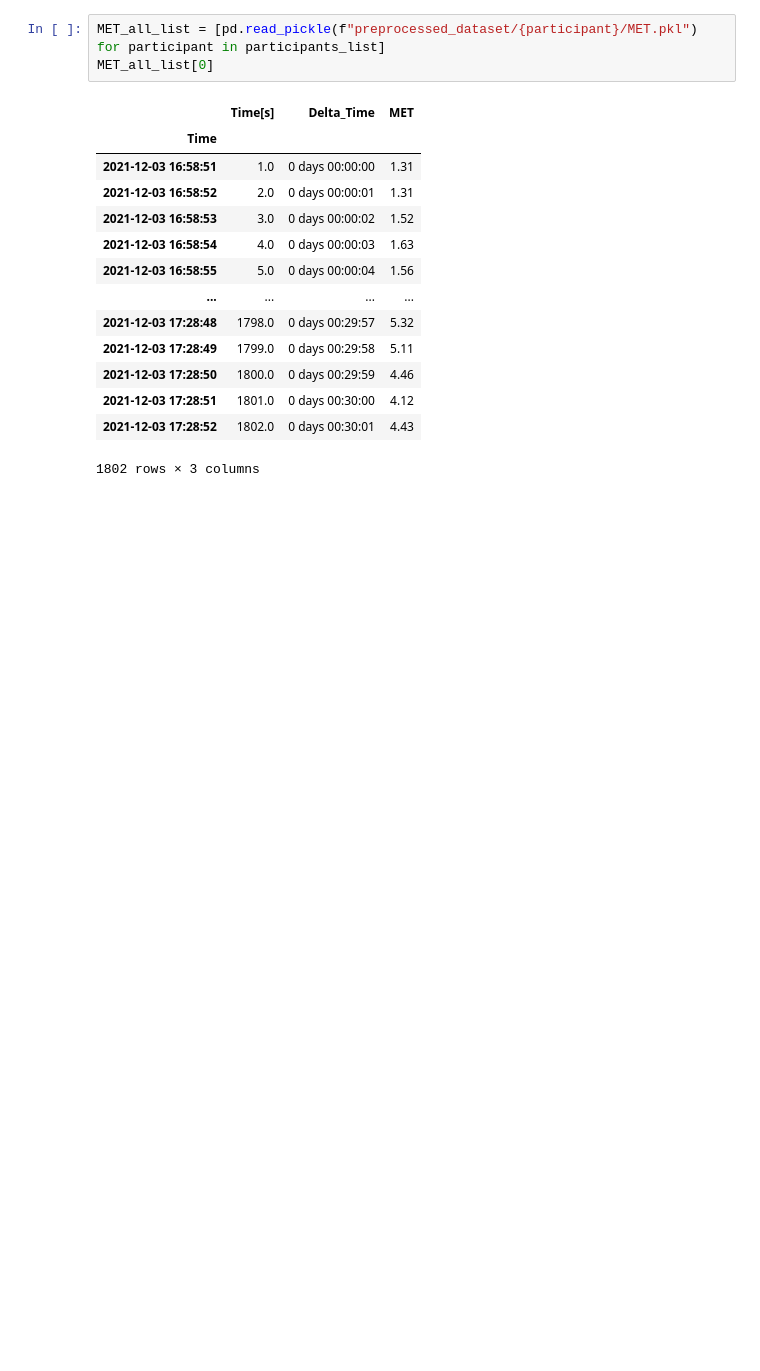
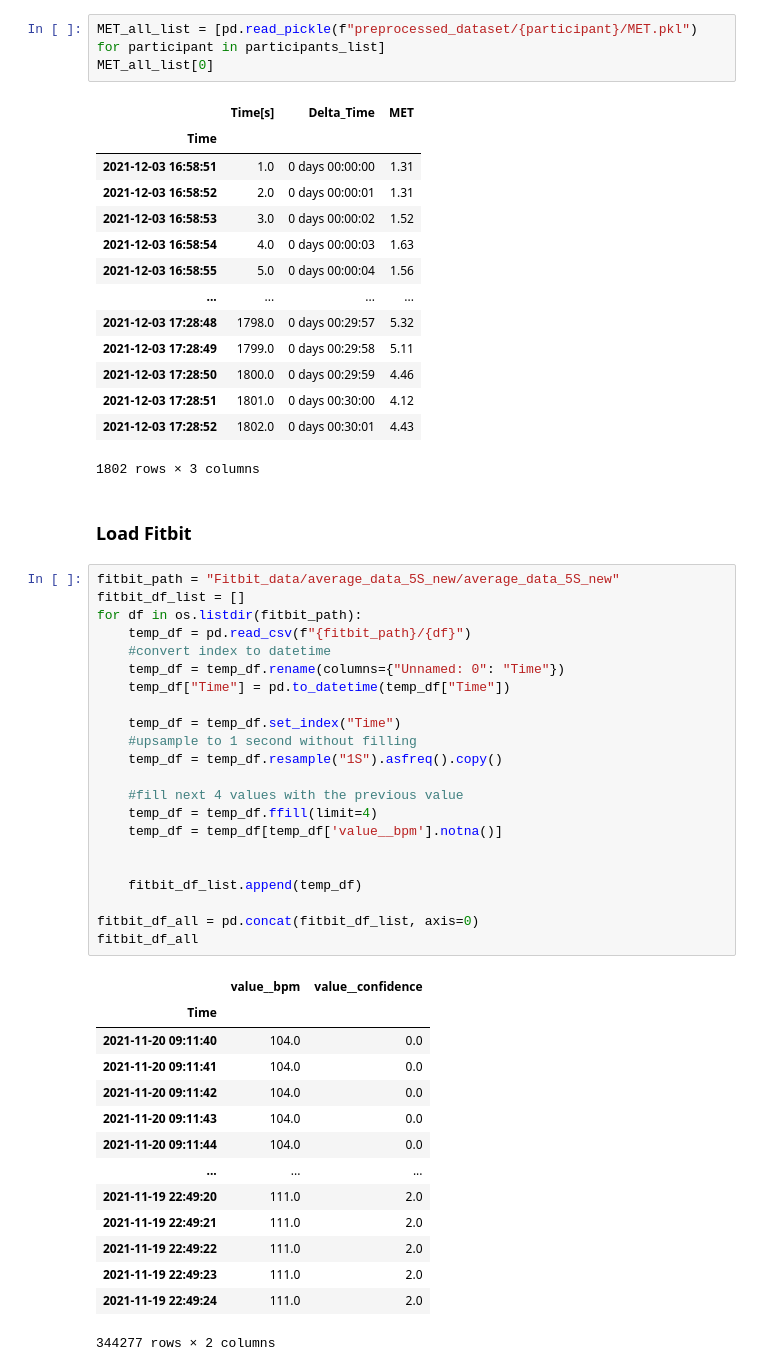
Before and after one commit to ConnorReed246/DataMiningProject, a Jupyter notebook: scripts/1_Preprocessing/Merge_Sensors.ipynb, the cells around one changed output. Saved outputs shown, nothing was run; the diff lists cells and outputs as text; blank space fills up the shorter version.

```diff
--- a/scripts/1_Preprocessing/Merge_Sensors.ipynb
+++ b/scripts/1_Preprocessing/Merge_Sensors.ipynb
@@ -31,3 +33,42 @@ MET_all_list[0]
 | 2021-12-03 17:28:51 | 1801.0 | 0 days 00:30:00 | 4.12 |
 | 2021-12-03 17:28:52 | 1802.0 | 0 days 00:30:01 | 4.43 |
 1802 rows × 3 columns
+# %% [markdown]
+### Load Fitbit
+# %%
+fitbit_path = "Fitbit_data/average_data_5S_new/average_data_5S_new"
+fitbit_df_list = []
+for df in os.listdir(fitbit_path):
+    temp_df = pd.read_csv(f"{fitbit_path}/{df}")
+    #convert index to datetime
+    temp_df = temp_df.rename(columns={"Unnamed: 0": "Time"})
+    temp_df["Time"] = pd.to_datetime(temp_df["Time"])
+
+    temp_df = temp_df.set_index("Time")
+    #upsample to 1 second without filling
+    temp_df = temp_df.resample("1S").asfreq().copy()
+
+    #fill next 4 values with the previous value
+    temp_df = temp_df.ffill(limit=4)
+    temp_df = temp_df[temp_df['value__bpm'].notna()]
+
+
+    fitbit_df_list.append(temp_df)
+
+fitbit_df_all = pd.concat(fitbit_df_list, axis=0)
+fitbit_df_all
+# %% [output]
+|  | value__bpm | value__confidence |
+| Time |  |  |
+| 2021-11-20 09:11:40 | 104.0 | 0.0 |
+| 2021-11-20 09:11:41 | 104.0 | 0.0 |
+| 2021-11-20 09:11:42 | 104.0 | 0.0 |
+| 2021-11-20 09:11:43 | 104.0 | 0.0 |
+| 2021-11-20 09:11:44 | 104.0 | 0.0 |
+| ... | ... | ... |
+| 2021-11-19 22:49:20 | 111.0 | 2.0 |
+| 2021-11-19 22:49:21 | 111.0 | 2.0 |
+| 2021-11-19 22:49:22 | 111.0 | 2.0 |
+| 2021-11-19 22:49:23 | 111.0 | 2.0 |
+| 2021-11-19 22:49:24 | 111.0 | 2.0 |
+344277 rows × 2 columns
```
Also changed, not shown: parts of 7 cells of this notebook.
